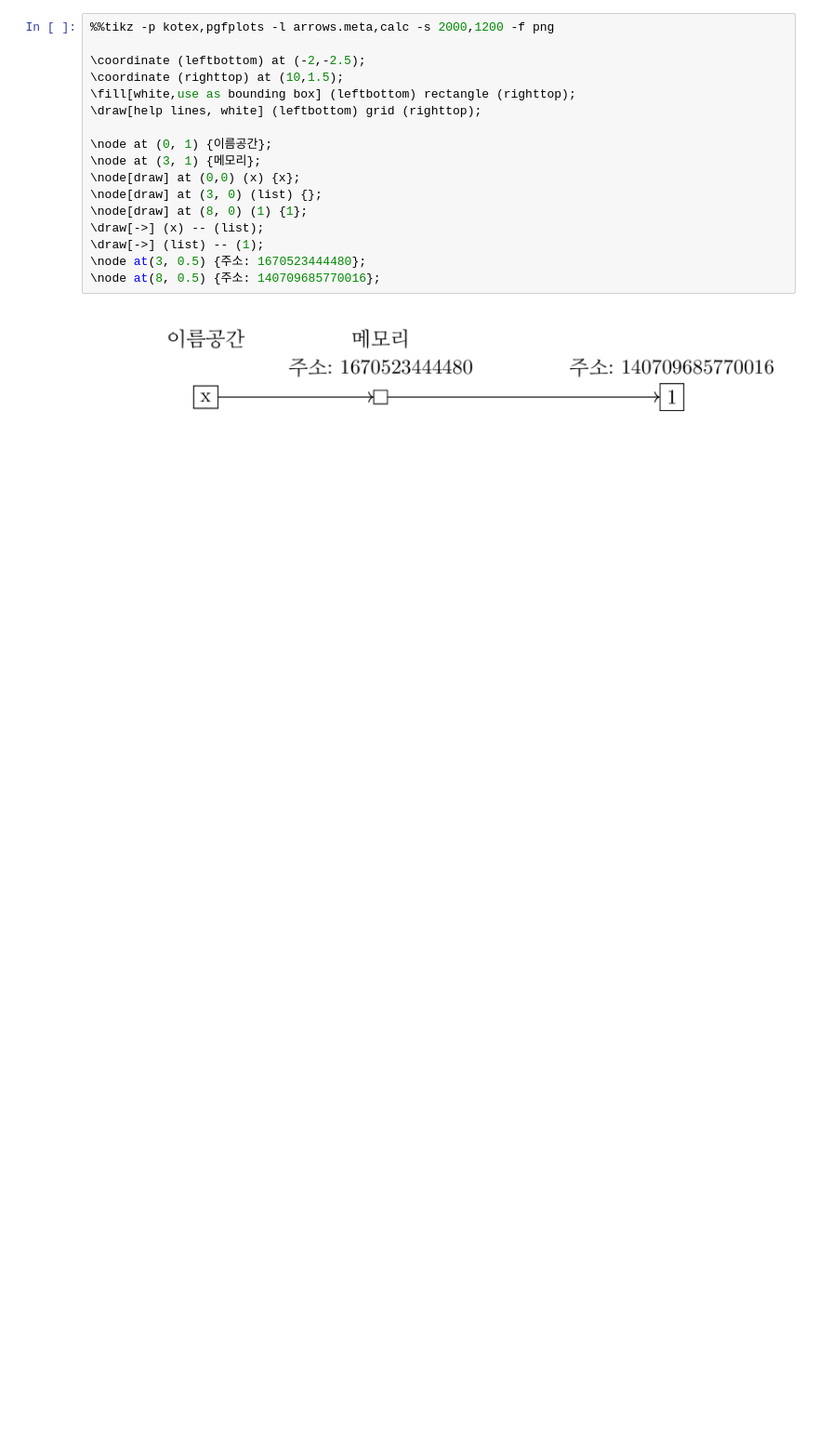
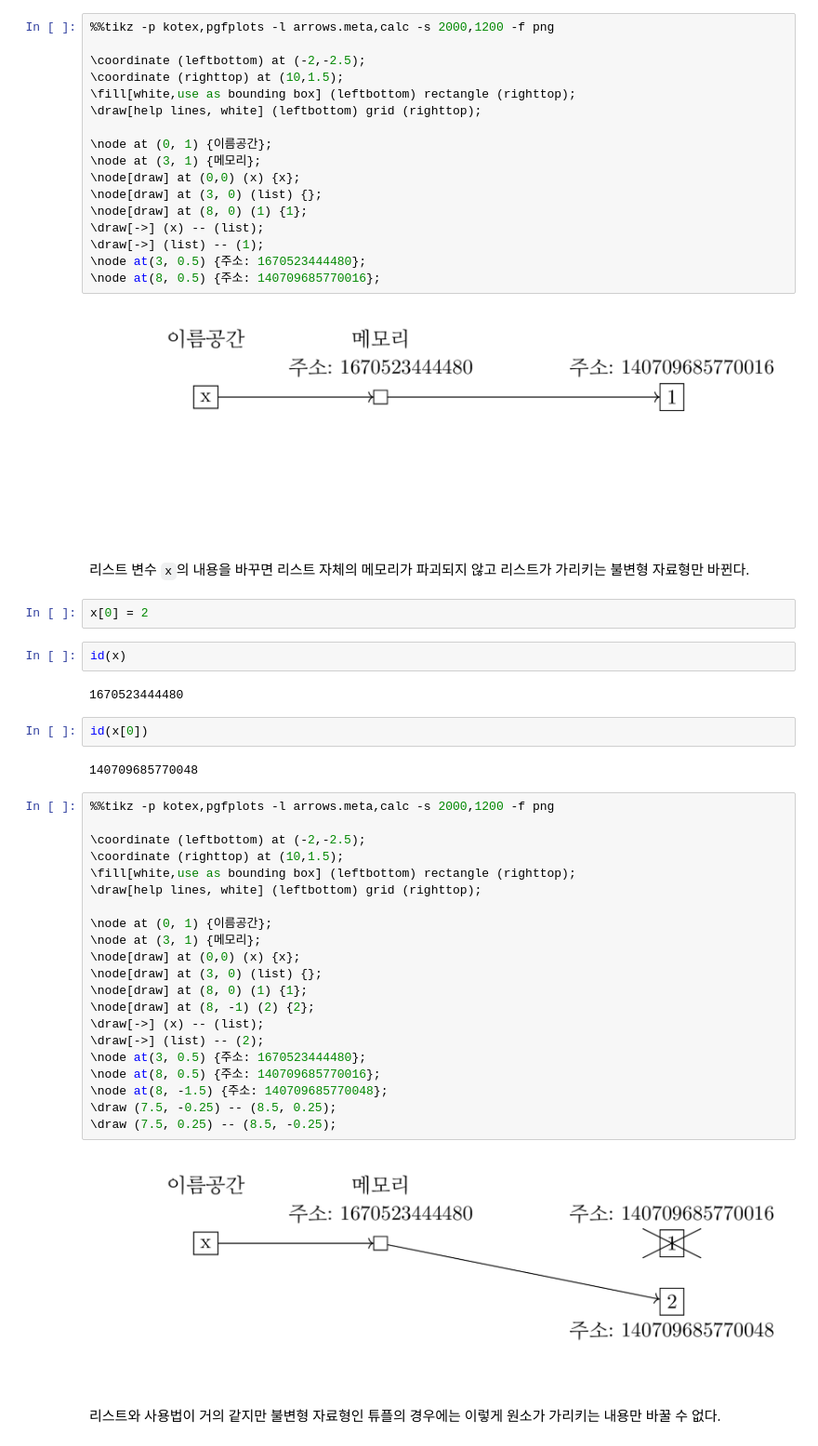
Before and after one commit to datascienceschool/book, a Jupyter notebook: _sources/01 python/02.14 파이썬의 자료형.ipynb, the cells around one changed output. Shown: that part at 93% size. Drawn from its saved outputs; the diff is of its cells as text; blank space fills up the shorter version.

```diff
--- a/_sources/01 python/02.14 파이썬의 자료형.ipynb
+++ b/_sources/01 python/02.14 파이썬의 자료형.ipynb
@@ -243,3 +243,40 @@ id(x[0])
 \node at(8, 0.5) {주소: 140709685770016};
 # %% [output]
 [figure]
+# %% [markdown]
+리스트 변수 `x`의 내용을 바꾸면 리스트 자체의 메모리가 파괴되지 않고 리스트가 가리키는 불변형 자료형만 바뀐다.
+# %%
+x[0] = 2
+# %%
+id(x)
+# %% [output]
+1670523444480
+# %%
+id(x[0])
+# %% [output]
+140709685770048
+# %%
+%%tikz -p kotex,pgfplots -l arrows.meta,calc -s 2000,1200 -f png
+
+\coordinate (leftbottom) at (-2,-2.5);
+\coordinate (righttop) at (10,1.5);
+\fill[white,use as bounding box] (leftbottom) rectangle (righttop);
+\draw[help lines, white] (leftbottom) grid (righttop);
+
+\node at (0, 1) {이름공간};
+\node at (3, 1) {메모리};
+\node[draw] at (0,0) (x) {x};
+\node[draw] at (3, 0) (list) {};
+\node[draw] at (8, 0) (1) {1};
+\node[draw] at (8, -1) (2) {2};
+\draw[->] (x) -- (list);
+\draw[->] (list) -- (2);
+\node at(3, 0.5) {주소: 1670523444480};
+\node at(8, 0.5) {주소: 140709685770016};
+\node at(8, -1.5) {주소: 140709685770048};
+\draw (7.5, -0.25) -- (8.5, 0.25);
+\draw (7.5, 0.25) -- (8.5, -0.25);
+# %% [output]
+[figure, added]
+# %% [markdown]
+리스트와 사용법이 거의 같지만 불변형 자료형인 튜플의 경우에는 이렇게 원소가 가리키는 내용만 바꿀 수 없다.
```
Also changed, not shown: parts of 10 cells of this notebook, 5 other files.
